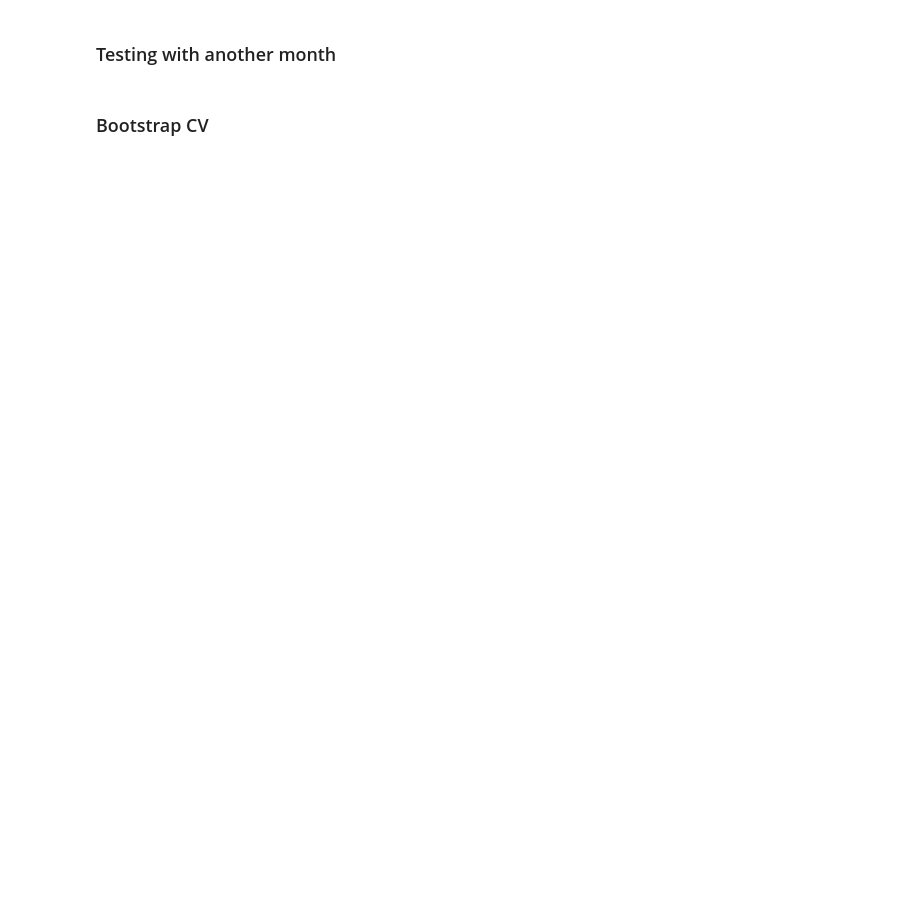
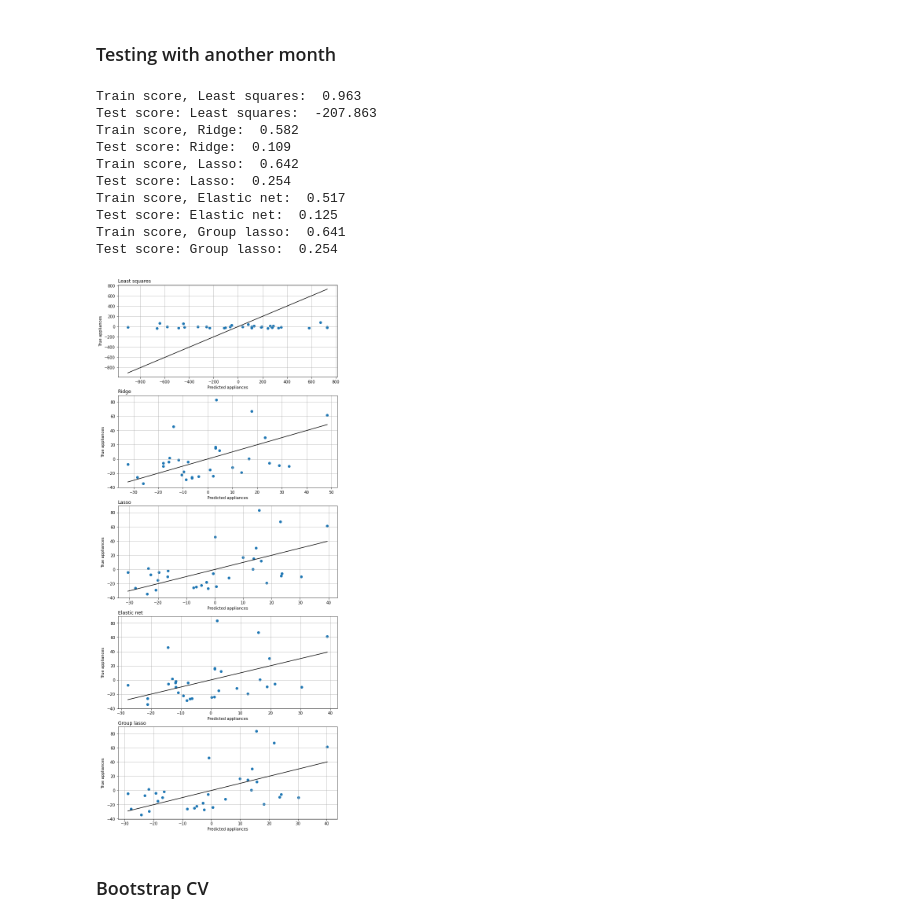
Before and after one commit to yr-kim90/MA8701, a Jupyter notebook: Energy_house.ipynb, the cells around one changed output. Saved outputs shown, nothing was run; the diff lists cells and outputs as text; code cells hidden in the pictures; blank space fills up the shorter version.

```diff
--- a/Energy_house.ipynb
+++ b/Energy_house.ipynb
@@ -141,21 +162,20 @@ reg_elnet = linear_model.ElasticNet(alpha=min_alpha_elnet, max_iter = 10000, l1_
 # %% [markdown]
 ### Group lasso
 # %%
-#group_keys= {"T":-1,
-#            "RH":-1,
-#            "":-1}
 group_keys= {"T":1,
             "RH":2,
             "":-1}
 
 groups = []
+
+# Loop over all the variables names and group them to the first match out of "T", "RH", and "" (any string)
 for var_name in df_train.columns[1:]:
     for key, value in group_keys.items():
         if key in var_name:
             groups.append(value)
             break
-# Group the rooms, and outside together
-groups=[-1, 1, 1, 2, 2, 3, 3, 4, 4, 5, 5, 6, 6, 7, 7, 8, 8, 9, 9, 10, 10, 10, 10, 10, 10, -1, -1]
+
+            # Print which variable ended up in which group
 print(*zip(groups, df_train.columns[1:]))
 
 reg = GroupLasso(groups=groups, frobenius_lipschitz=True, subsampling_scheme=1,
@@ -202,46 +287,50 @@ df_results
 # %% [markdown]
 ### Testing with another month
 # %%
-'''
+months = [3]
+regs = [reg_lstsq,reg_ridge,reg_lasso,reg_elnet,reg_gl]
+labels = ['Least squares','Ridge','Lasso','Elastic net','Group lasso']
 
-#df_test = df[(df.index.month==2) & (df['NSM']>=16*3600) & (df['NSM']<24*3600)]
+fig, axs = plt.subplots(len(regs))
+fig.set_figheight(25)
+fig.set_figwidth(10)
 
-months = [3,4]
-regs = [reg_lstsq,reg_lasso,reg_ridge,reg_elnet,reg_glasso]
-j = 0
+df_test = df[np.isin(df.index.month,months)]
+df_test = df_test.drop(['weekday', 'week status','month','NSM'], axis=1) # dropping the features used for filtering
 
-fig, axs = plt.subplots(len(regs),len(months))
-fig.set_figheight(15)
-fig.set_figwidth(15)
+y_t = np.array(df_test['Appliances']).reshape(-1,1)
+X_t = np.array(df_test[df_test.columns[1:]])
 
-for month in months:
-
-    df_test = df[(df.index.month==month)]
-    df_test = df_test.drop(['weekday', 'week status','month','NSM'], axis=1) # dropping the features used for filtering
-
+i = 0
+for reg in regs:
     # Testing data
-    y_t = np.array(df_test['Appliances']).reshape(-1,1)
-    X_t = np.array(df_test[df_test.columns[1:]])
     X_t, y_t = standardize(X_t,y_t)
-    y_p = reg_glasso.predict(X_t)
-
-    i = 0
-    for reg in regs:
-        axs[i,j].plot([min(y_p),max(y_p)],[min(y_p),max(y_p)],'k--')
-        axs[i,j].scatter(reg.predict(X_t),y_t)
-        axs[i,j].grid()
-        axs[i,j].axis('equal')
-        print('Train score: ',reg.score(X,y))
-        print('Test score: ',reg.score(X_t,y_t))
-        i+=1
-    j+=1
+    reg.fit(X,y)
+    y_p = reg.predict(X_t)
+    axs[i].plot([min(y_p),max(y_p)],[min(y_p),max(y_p)],'k-')
+    axs[i].scatter(reg.predict(X_t),y_t)
+    axs[i].grid()
+    axs[i].set_title(labels[i], loc='left')
+    print('Train score, '+labels[i]+': ',np.round(reg.score(X,y),3))
+    print('Test score: '+labels[i]+': ',np.round(reg.score(X_t,y_t),3))
+    i+=1
 
 for ax in axs.flat:
     ax.set(xlabel='Predicted appliances', ylabel='True appliances')
-for ax in axs.flat:
-    ax.label_outer()
+
 plt.show()
-'''
+# %% [output]
+Train score, Least squares:  0.963
+Test score: Least squares:  -207.863
+Train score, Ridge:  0.582
+Test score: Ridge:  0.109
+Train score, Lasso:  0.642
+Test score: Lasso:  0.254
+Train score, Elastic net:  0.517
+Test score: Elastic net:  0.125
+Train score, Group lasso:  0.641
+Test score: Group lasso:  0.254
+[figure, added]
 # %% [markdown]
 ### Bootstrap CV
 # %%
```
Also changed, not shown: parts of 21 cells of this notebook, 1 other file.
